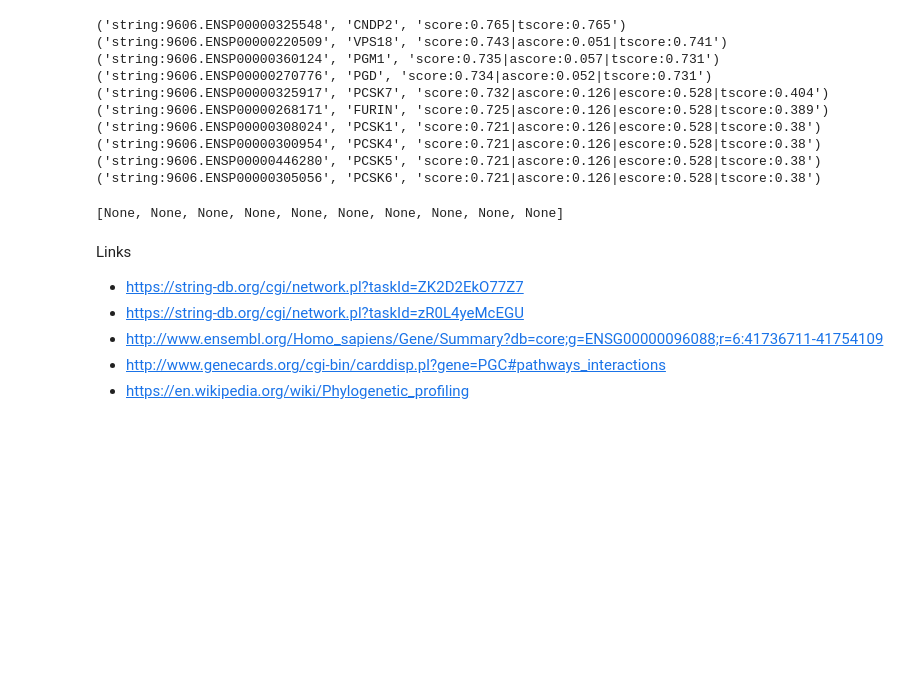
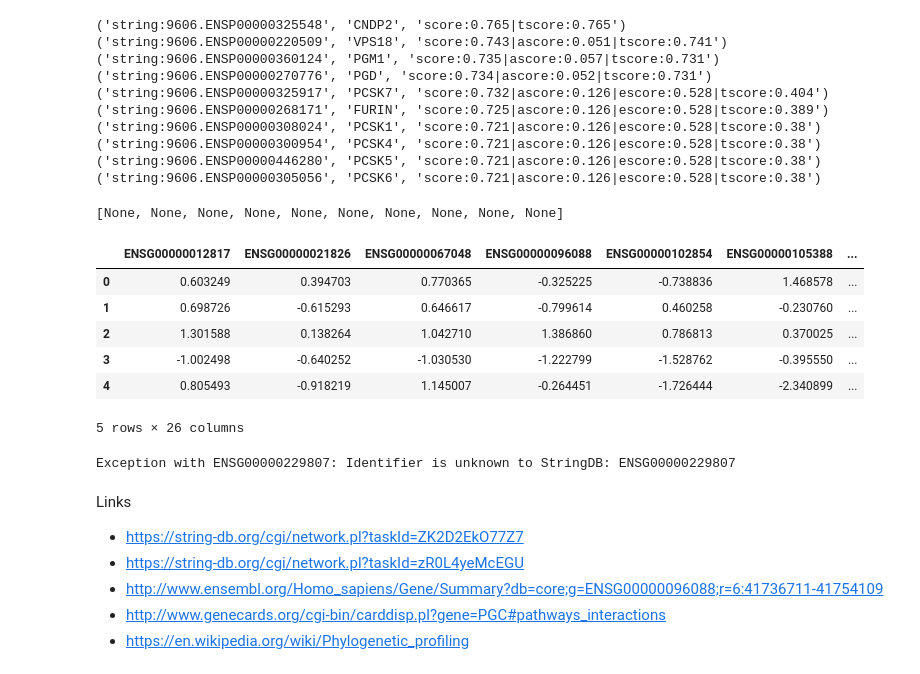
Before and after one commit to WGierke/bicluster_gene_expressions, a Jupyter notebook: notebooks/1.2-initial-pathway-inclusion.ipynb, the cells around one changed output. Drawn from its saved outputs; the diff is of its cells as text; code cells hidden in the pictures; blank space fills up the shorter version.

Commit message:
Add data for genes in selected small dataset

```diff
--- a/notebooks/1.2-initial-pathway-inclusion.ipynb
+++ b/notebooks/1.2-initial-pathway-inclusion.ipynb
@@ -92,3 +90,21 @@ save_associated_genes()
+# %%
+df = get_small_dataset_content()
+X = select_variance_features(df, threshold=10)
+X = scale_df(X)
+# %%
+X.head()
+# %% [output]
+|  | ENSG00000012817 | ENSG00000021826 | ENSG00000067048 | ENSG00000096088 | ENSG00000102854 | ENSG00000105388 | ... |
+| 0 | 0.603249 | 0.394703 | 0.770365 | -0.325225 | -0.738836 | 1.468578 | ... |
+| 1 | 0.698726 | -0.615293 | 0.646617 | -0.799614 | 0.460258 | -0.230760 | ... |
+| 2 | 1.301588 | 0.138264 | 1.042710 | 1.386860 | 0.786813 | 0.370025 | ... |
+| 3 | -1.002498 | -0.640252 | -1.030530 | -1.222799 | -1.528762 | -0.395550 | ... |
+| 4 | 0.805493 | -0.918219 | 1.145007 | -0.264451 | -1.726444 | -2.340899 | ... |
+5 rows × 26 columns
+# %%
+save_associated_genes(identifiers=list(X.columns))
+# %% [output]
+Exception with ENSG00000229807: Identifier is unknown to StringDB: ENSG00000229807
 # %% [markdown]
 Links
 - https://string-db.org/cgi/network.pl?taskId=ZK2D2EkO77Z7
```
Also changed, not shown: parts of 3 cells of this notebook, 26 other files.
